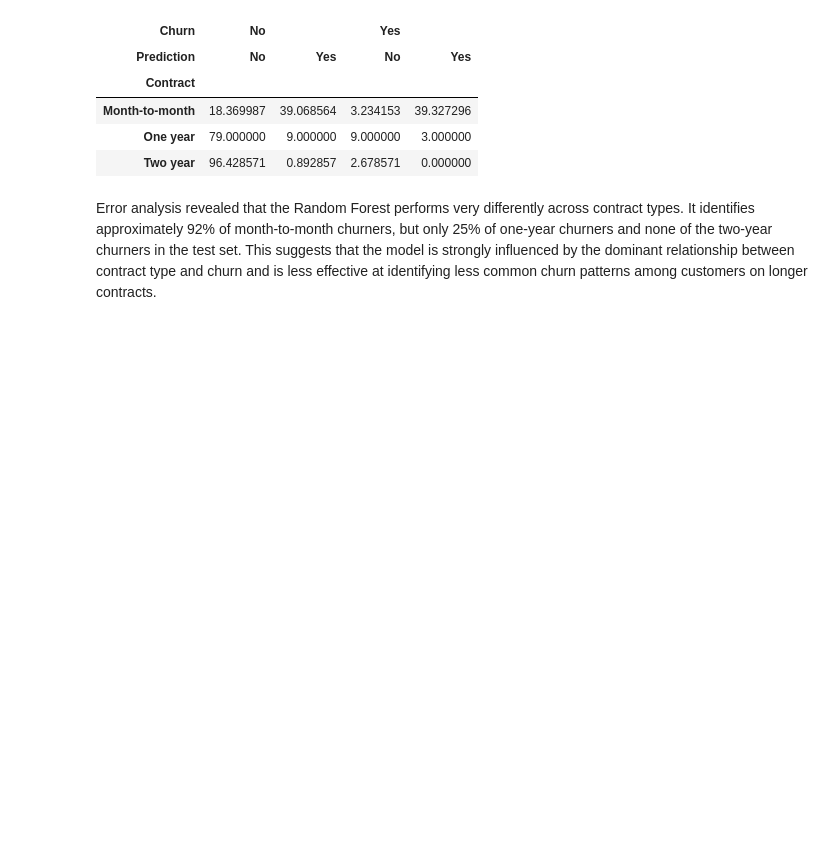
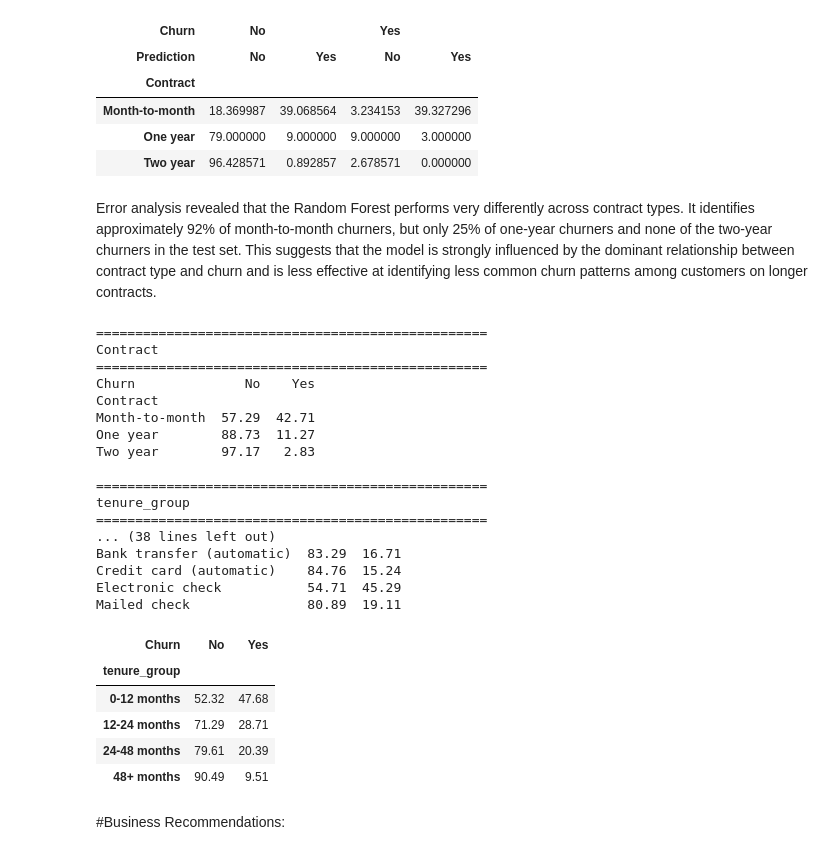
Before and after one commit to SuryanshThapliyal/IBM-Telco-customer-churn-prediction, a Jupyter notebook: customer_churn.ipynb, the cells around one changed output. Saved outputs shown, nothing was run; the diff lists cells and outputs as text; code cells hidden in the pictures; blank space fills up the shorter version.

Commit message:
2 recommendations on business strategy

```diff
--- a/customer_churn.ipynb
+++ b/customer_churn.ipynb
@@ -2411,3 +2417,66 @@ pd.crosstab(
 | Two year | 96.428571 | 0.892857 | 2.678571 | 0.000000 |
 # %% [markdown]
 Error analysis revealed that the Random Forest performs very differently across contract types. It identifies approximately 92% of month-to-month churners, but only 25% of one-year churners and none of the two-year churners in the test set. This suggests that the model is strongly influenced by the dominant relationship between contract type and churn and is less effective at identifying less common churn patterns among customers on longer contracts.
+# %%
+# Churn rate by important customer segments
+
+business_features = [
+    "Contract",
+    "tenure_group",
+    "OnlineSecurity",
+    "TechSupport",
+    "Dependents",
+    "PaymentMethod"
+]
+
+for feature in business_features:
+    print(f"\n{'='*50}")
+    print(f"{feature}")
+    print(f"{'='*50}")
+
+    result = pd.crosstab(
+        df[feature],
+        df["Churn"],
+        normalize="index"
+    ) * 100
+
+    result = result.round(2)
+
+    print(result)
+
+    # Overall churn rate by tenure group
+
+tenure_churn = (
+    df.groupby("tenure_group", observed=True)["Churn"]
+      .value_counts(normalize=True)
+      .unstack()
+      .fillna(0) * 100
+)
+
+tenure_churn.round(2)
+# %% [output]
+==================================================
+Contract
+==================================================
+Churn              No    Yes
+Contract
+Month-to-month  57.29  42.71
+One year        88.73  11.27
+Two year        97.17   2.83
+
+==================================================
+tenure_group
+==================================================
+... (38 lines left out)
+Bank transfer (automatic)  83.29  16.71
+Credit card (automatic)    84.76  15.24
+Electronic check           54.71  45.29
+Mailed check               80.89  19.11
+| Churn | No | Yes |
+| tenure_group |  |  |
+| 0-12 months | 52.32 | 47.68 |
+| 12-24 months | 71.29 | 28.71 |
+| 24-48 months | 79.61 | 20.39 |
+| 48+ months | 90.49 | 9.51 |
+# %% [markdown]
+#Business Recommendations:
```
Also changed, not shown: parts of 4 cells of this notebook.
